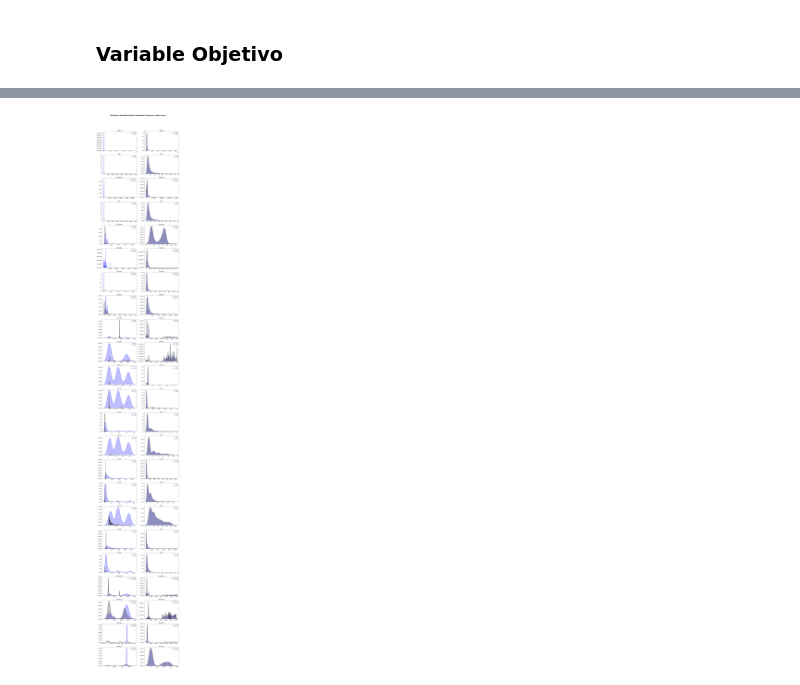
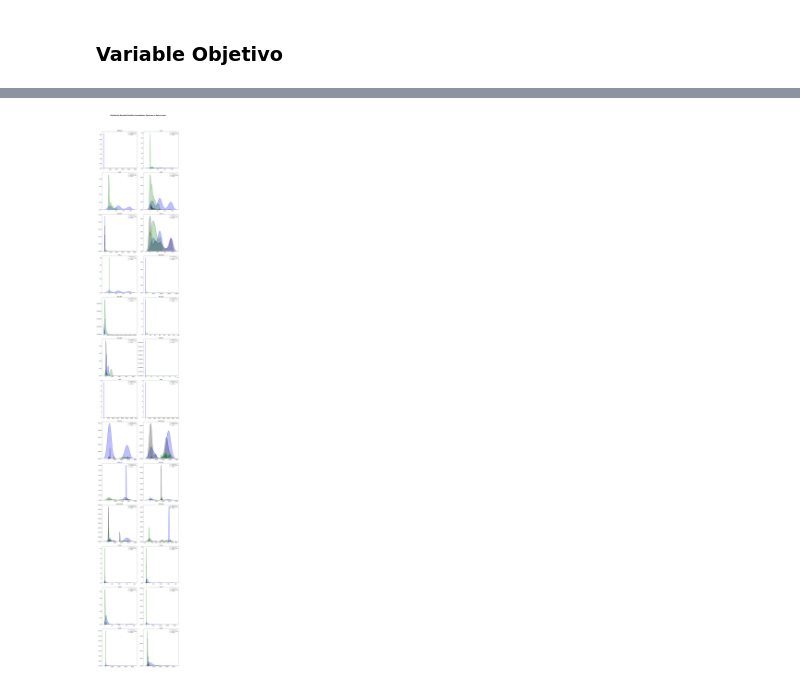
Before and after one commit to Kaiziferr/-Miner_Detector, a Jupyter notebook: PDG/Untitled.ipynb, the cells around one changed output, grey strips where cells are left out. Saved outputs shown, nothing was run; the diff lists cells and outputs as text; code cells hidden in the pictures.

```diff
--- a/PDG/Untitled.ipynb
+++ b/PDG/Untitled.ipynb
@@ -14,5 +9,5 @@ Feature_Selection =['#Bytes', '#dp', '#packets', '#sp', 'Avg_bpp', 'Avg_bps',
 # %% [markdown]
 # Data Load
 # %%
-data_A = pd.read_csv('data_identificada.csv').drop(['index','Name','Second_Protocol','Third_Protocol'],axis = 1)
-data_B = pd.read_csv('data_no_identificada.csv').drop(['index','Name','Second_Protocol','Third_Protocol'], axis = 1)
+data_A = pd.read_csv('data_identificada.csv').drop(['Second_Protocol','Third_Protocol'],axis = 1)
+data_B = pd.read_csv('data_no_identificada.csv').drop(['Second_Protocol','Third_Protocol'], axis = 1)
@@ -113,0 +111,2 @@ len(Feature_Selection)
+# %%
+Feature_Selection = data_A.select_dtypes(include = ['int64','float64']).columns
@@ -114,29 +121,17 @@ len(Feature_Selection)
 # %%
-fig, ax = plt.subplots(nrows = 23, ncols = 2, figsize = (15,100))
+fig, ax = plt.subplots(nrows = 13, ncols = 2, figsize = (15,100))
 ax = ax.flat
-a = 0
-b = 1
 for i, col in enumerate(Feature_Selection[0:len(Feature_Selection)]):
-    if i > 0:
-        a = a+1
-        b = b+1
-    sns.kdeplot(data_A[data_A['Type'] == 'mine'][col], color='blue', shade=True, ax = ax[i+a])
-    sns.kdeplot(data_B[data_B['Type'] == 'mine'][col], color='black', shade=True, ax = ax[i+a])
-    ax[i+a].set_title(col, size = 15)
-    ax[i+a].tick_params(labelsize = 12)
-    ax[i+a].set_xlabel("", size=9)
-    ax[i+a].legend()
-
-    sns.kdeplot(data_A[data_A['Type'] == 'not_mine'][col], color='blue', shade=True, ax = ax[i+b])
-    sns.kdeplot(data_B[data_B['Type'] == 'not_mine'][col], color='black', shade=True, ax = ax[i+b])
-    ax[i+b].set_title(col, size = 15)
-    ax[i+b].tick_params(labelsize = 12)
-    ax[i+b].set_xlabel("", size=9)
-    ax[i+b].legend()
-
+    sns.kdeplot(data_A[data_A['Type'] == 'mine'][col], color='blue', shade=True, ax = ax[i], label = "Mineria Pura")
+    sns.kdeplot(data_B[data_B['Type'] == 'mine'][col], color='black', shade=True, ax = ax[i], label = "Mineria no Pura")
+    sns.kdeplot(data_A[data_A['Type'] == 'not_mine'][col], color='green', shade=True, ax = ax[i], label = "Normal")
+    ax[i].set_title(col, size = 15)
+    ax[i].tick_params(labelsize = 12)
+    ax[i].set_xlabel("", size=9)
+    ax[i].legend()
 
 fig.tight_layout()
 plt.subplots_adjust(top = 0.95)
 fig.suptitle('Distribución Densidad Variables Cuantitativas: Data pura vs Data no pura', fontsize = 17, fontweight = "bold");
 # %% [output]
-[figure, old version]
+[figure, new version]
```
Also changed, not shown: parts of 12 cells of this notebook, 7 other files.
